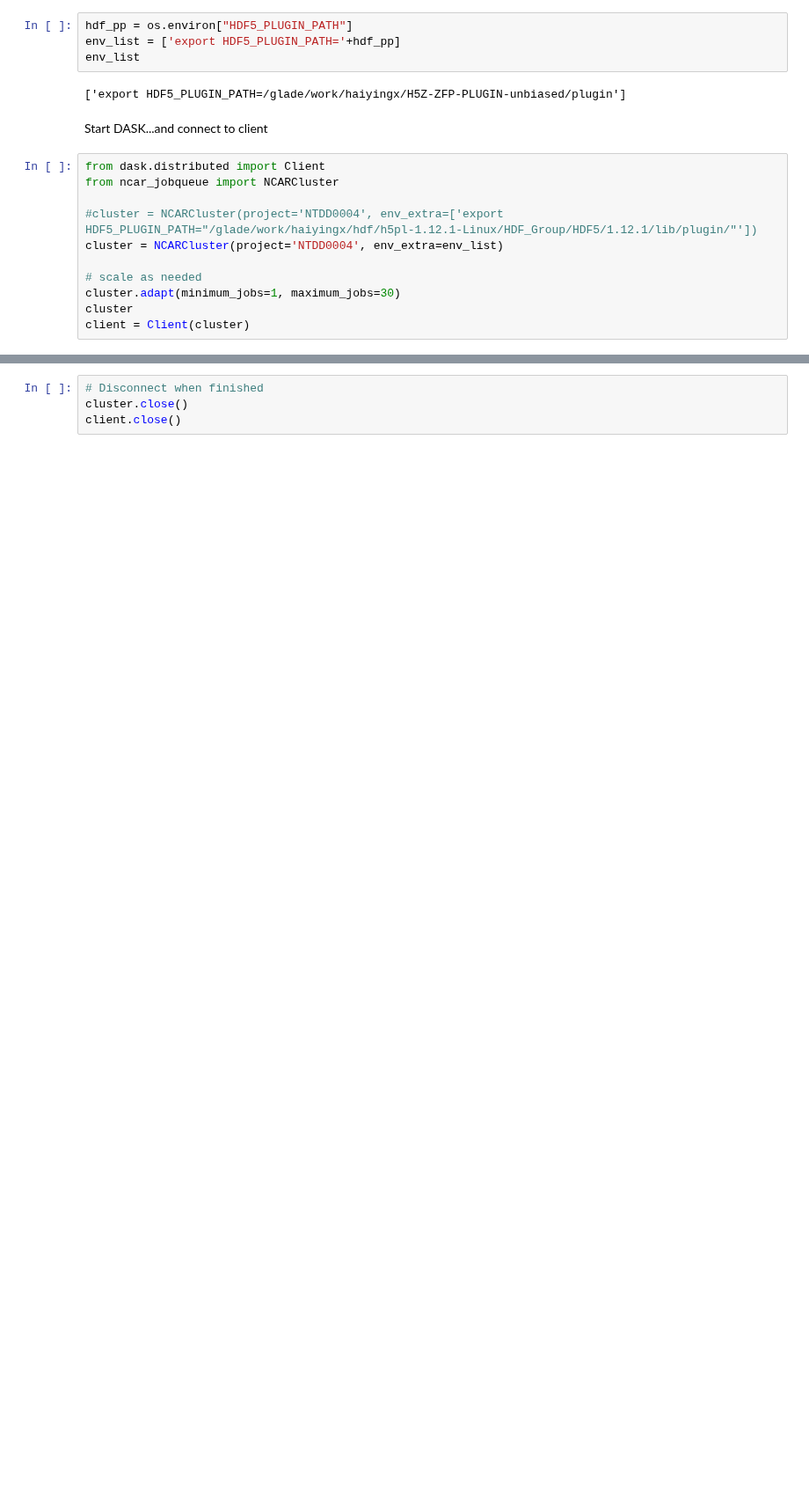
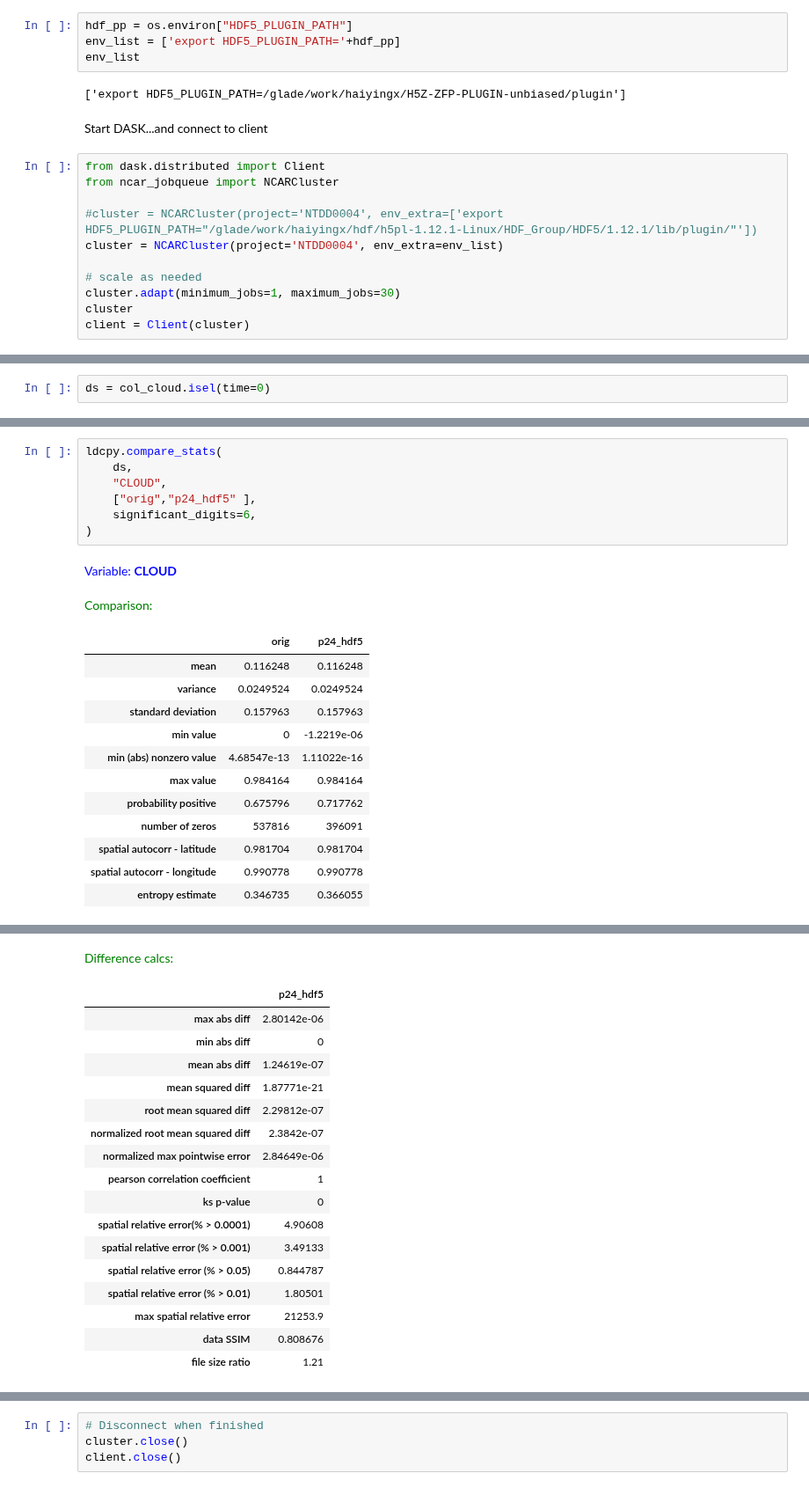
Before and after one commit to pinarda/lcr, a Jupyter notebook: notebooks/allison/allizfp_filter.ipynb, the cells around one changed output, grey strips where cells are left out. Shown at 88% size. Saved outputs shown, nothing was run; the diff lists cells and outputs as text; blank space fills up the shorter version.

```diff
--- a/notebooks/allison/allizfp_filter.ipynb
+++ b/notebooks/allison/allizfp_filter.ipynb
@@ -29,0 +45,2 @@ client = Client(cluster)
+# %%
+ds = col_cloud.isel(time=0)
@@ -29,0 +173,22 @@ client = Client(cluster)
+# %%
+ldcpy.compare_stats(
+    ds,
+    "CLOUD",
+    ["orig","p24_hdf5" ],
+    significant_digits=6,
+)
+# %% [output]
+Variable: CLOUD
+Comparison:
+|  | orig | p24_hdf5 |
+| mean | 0.116248 | 0.116248 |
+| variance | 0.0249524 | 0.0249524 |
+| standard deviation | 0.157963 | 0.157963 |
+| min value | 0 | -1.2219e-06 |
+| min (abs) nonzero value | 4.68547e-13 | 1.11022e-16 |
+| max value | 0.984164 | 0.984164 |
+| probability positive | 0.675796 | 0.717762 |
+| number of zeros | 537816 | 396091 |
+| spatial autocorr - latitude | 0.981704 | 0.981704 |
+| spatial autocorr - longitude | 0.990778 | 0.990778 |
+| entropy estimate | 0.346735 | 0.366055 |
@@ -29,0 +196,18 @@ client = Client(cluster)
+Difference calcs:
+|  | p24_hdf5 |
+| max abs diff | 2.80142e-06 |
+| min abs diff | 0 |
+| mean abs diff | 1.24619e-07 |
+| mean squared diff | 1.87771e-21 |
+| root mean squared diff | 2.29812e-07 |
+| normalized root mean squared diff | 2.3842e-07 |
+| normalized max pointwise error | 2.84649e-06 |
+| pearson correlation coefficient | 1 |
+| ks p-value | 0 |
+| spatial relative error(% > 0.0001) | 4.90608 |
+| spatial relative error (% > 0.001) | 3.49133 |
+| spatial relative error (% > 0.05) | 0.844787 |
+| spatial relative error (% > 0.01) | 1.80501 |
+| max spatial relative error | 21253.9 |
+| data SSIM | 0.808676 |
+| file size ratio | 1.21 |
```
Also changed, not shown: parts of 39 cells of this notebook.
